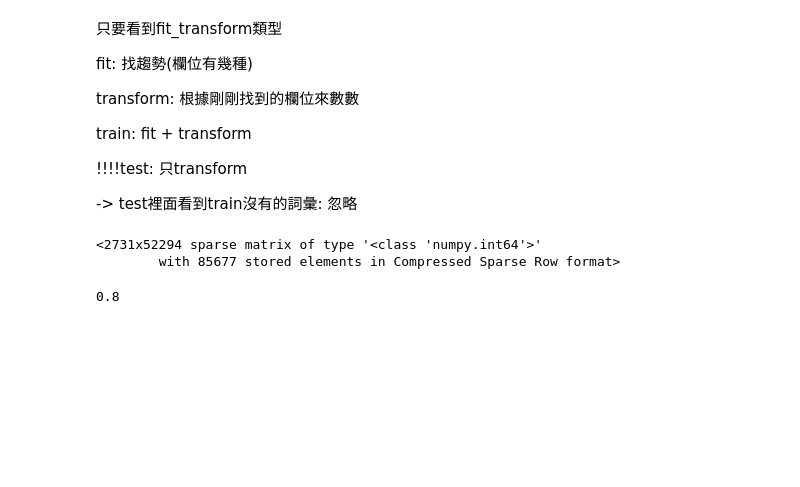
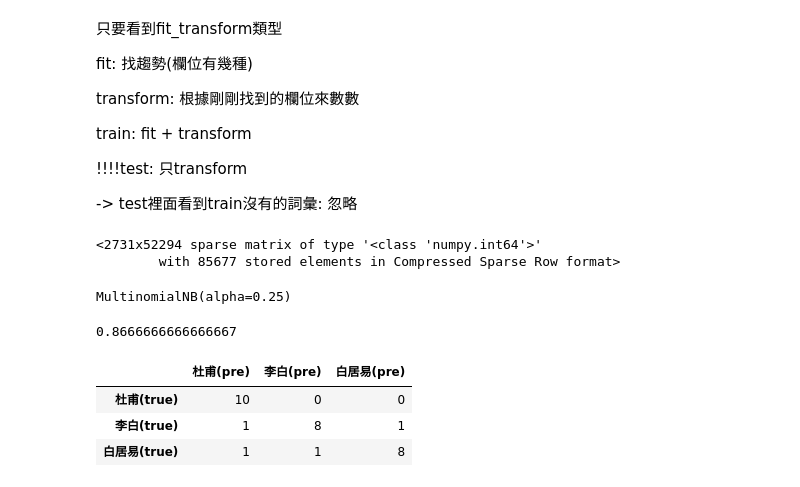
Before and after one commit to Elwing-Chou/tibaml0315, a Jupyter notebook: naive_bayes.ipynb, the cells around one changed output. Drawn from its saved outputs; the diff is of its cells as text; code cells hidden in the pictures; blank space fills up the shorter version.

```diff
--- a/naive_bayes.ipynb
+++ b/naive_bayes.ipynb
@@ -114,11 +114,24 @@ y_train = np.array(y_train)
 y_test = np.array(y_test)
 # %%
 from sklearn.naive_bayes import MultinomialNB
-clf = MultinomialNB()
+clf = MultinomialNB(alpha=0.25)
 clf.fit(x_train_vec, y_train)
+# %% [output]
+MultinomialNB(alpha=0.25)
 # %%
 from sklearn.metrics import accuracy_score
 pre = clf.predict(x_test_vec)
 accuracy_score(y_test, pre)
 # %% [output]
-0.8
+0.8666666666666667
+# %%
+from sklearn.metrics import confusion_matrix
+mat = confusion_matrix(y_test, pre)
+pd.DataFrame(mat,
+       index=["{}(true)".format(p) for p in poets],
+       columns=["{}(pre)".format(p) for p in poets])
+# %% [output]
+|  | 杜甫(pre) | 李白(pre) | 白居易(pre) |
+| 杜甫(true) | 10 | 0 | 0 |
+| 李白(true) | 1 | 8 | 1 |
+| 白居易(true) | 1 | 1 | 8 |
```
